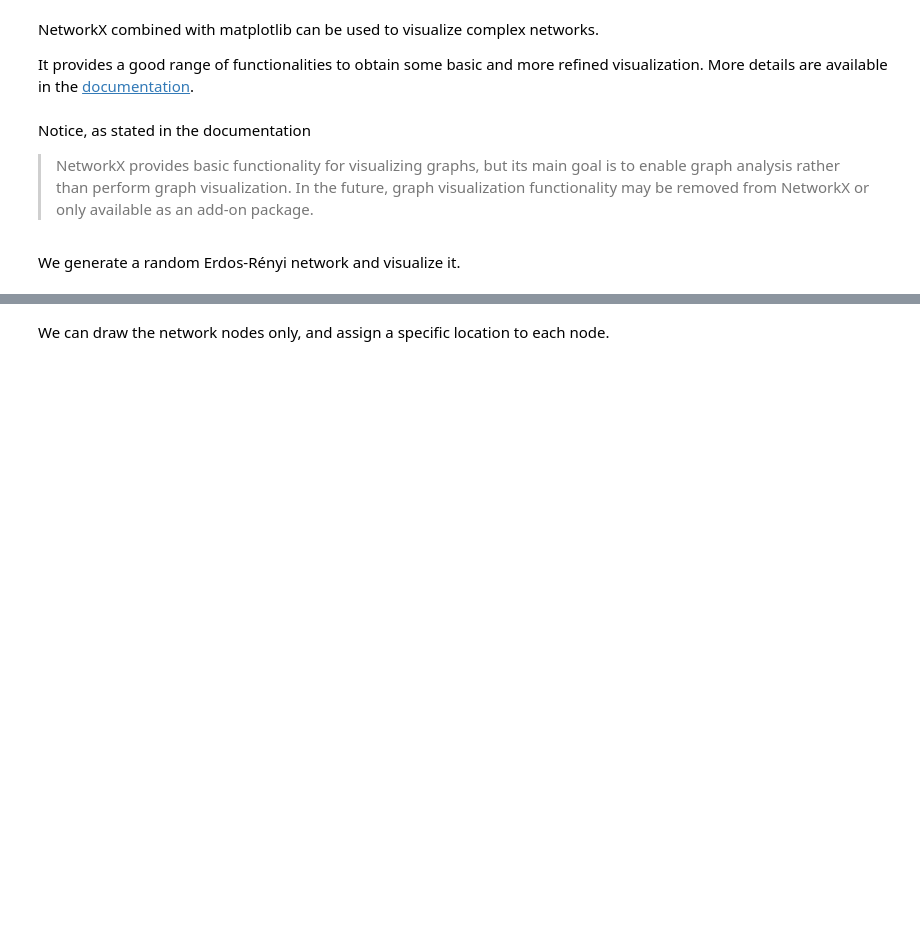
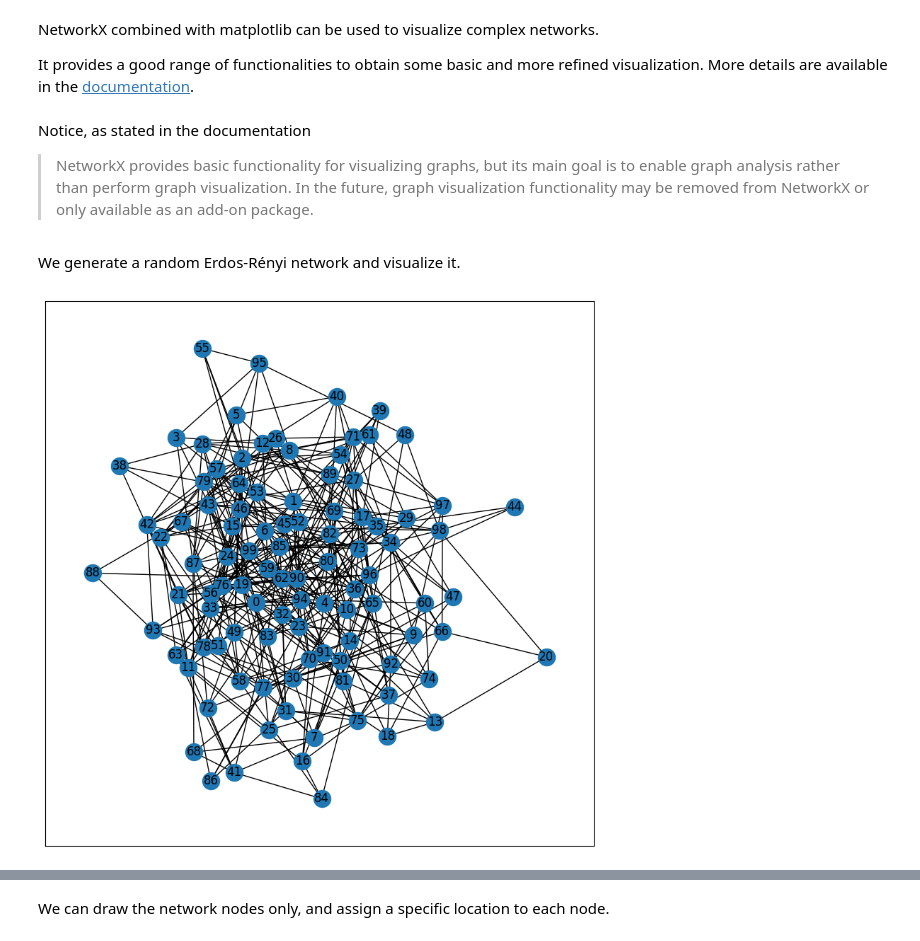
Before and after one commit to micheletizzoni/Digital_epidemiology, a Jupyter notebook: notebooks/nb02_networkX_visualization.ipynb, the cells around one changed output, grey strips where cells are left out. Cells and saved outputs as stored; diff of their text form; code cells hidden in the pictures; blank space fills up the shorter version.

```diff
--- a/notebooks/nb02_networkX_visualization.ipynb
+++ b/notebooks/nb02_networkX_visualization.ipynb
@@ -256,6 +256,10 @@ prob=0.08
 ER=nx.erdos_renyi_graph(N, prob)
 # %%
 plt.figure(figsize=(10,10))
+
 nx.draw_networkx(ER)
-plt.axis('off')
+
+#plt.axis('off')
+# %% [output]
+[figure, added]
 # %%
```
Also changed, not shown: parts of 16 cells of this notebook, 1 other file.
